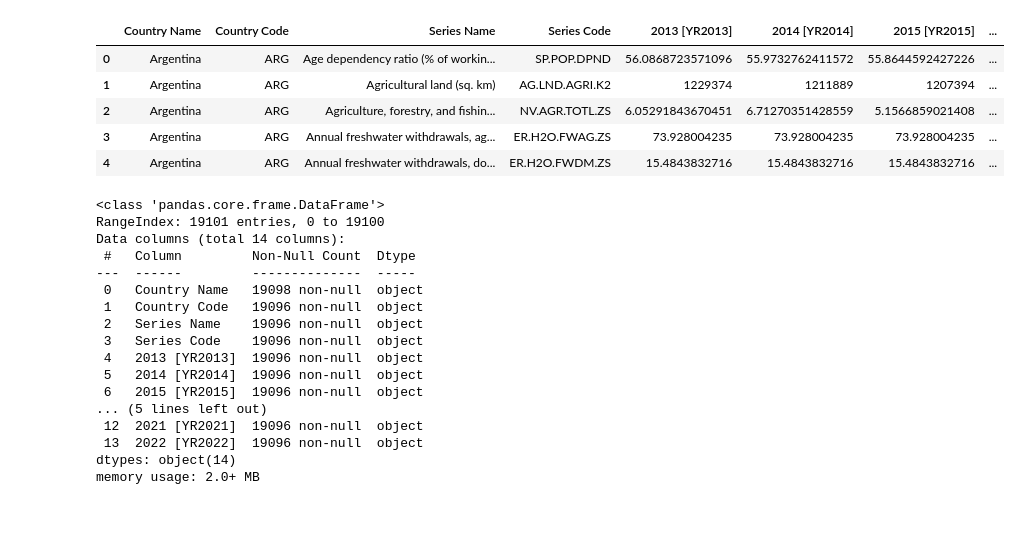
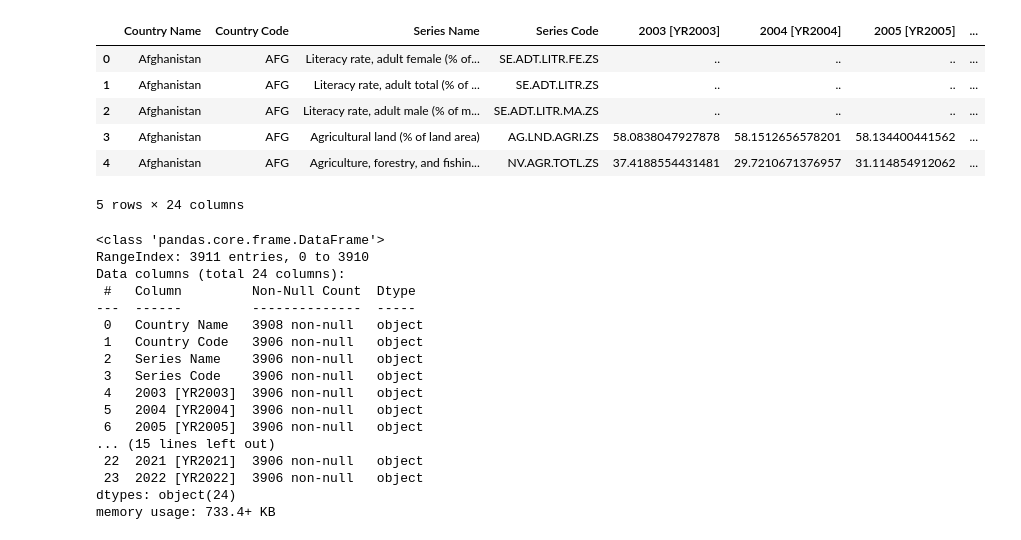
Before and after one commit to AlyssaCullinan/project3-world-data-dashboard, a Jupyter notebook: python/data_cleaning.ipynb, the cells around one changed output. Drawn from its saved outputs; the diff is of its cells as text; code cells hidden in the pictures.

```diff
--- a/python/data_cleaning.ipynb
+++ b/python/data_cleaning.ipynb
@@ -1,38 +1,39 @@
 # %%
 # import dependencies
 import pandas as pd
 import numpy as np
 # read in csv file
-data = pd.read_csv('../static/data/worldbank_global_indicators_2013_2022.csv')
+data = pd.read_csv('../static/data/new_ final_data.csv')
 # display first 10 rows of the dataframe
 data.head()
 # %% [output]
-|  | Country Name | Country Code | Series Name | Series Code | 2013 [YR2013] | 2014 [YR2014] | 2015 [YR2015] | ... |
-| 0 | Argentina | ARG | Age dependency ratio (% of workin... | SP.POP.DPND | 56.0868723571096 | 55.9732762411572 | 55.8644592427226 | ... |
-| 1 | Argentina | ARG | Agricultural land (sq. km) | AG.LND.AGRI.K2 | 1229374 | 1211889 | 1207394 | ... |
-| 2 | Argentina | ARG | Agriculture, forestry, and fishin... | NV.AGR.TOTL.ZS | 6.05291843670451 | 6.71270351428559 | 5.1566859021408 | ... |
-| 3 | Argentina | ARG | Annual freshwater withdrawals, ag... | ER.H2O.FWAG.ZS | 73.928004235 | 73.928004235 | 73.928004235 | ... |
-| 4 | Argentina | ARG | Annual freshwater withdrawals, do... | ER.H2O.FWDM.ZS | 15.4843832716 | 15.4843832716 | 15.4843832716 | ... |
+|  | Country Name | Country Code | Series Name | Series Code | 2003 [YR2003] | 2004 [YR2004] | 2005 [YR2005] | ... |
+| 0 | Afghanistan | AFG | Literacy rate, adult female (% of... | SE.ADT.LITR.FE.ZS | .. | .. | .. | ... |
+| 1 | Afghanistan | AFG | Literacy rate, adult total (% of ... | SE.ADT.LITR.ZS | .. | .. | .. | ... |
+| 2 | Afghanistan | AFG | Literacy rate, adult male (% of m... | SE.ADT.LITR.MA.ZS | .. | .. | .. | ... |
+| 3 | Afghanistan | AFG | Agricultural land (% of land area) | AG.LND.AGRI.ZS | 58.0838047927878 | 58.1512656578201 | 58.134400441562 | ... |
+| 4 | Afghanistan | AFG | Agriculture, forestry, and fishin... | NV.AGR.TOTL.ZS | 37.4188554431481 | 29.7210671376957 | 31.114854912062 | ... |
+5 rows × 24 columns
 # %%
 data.info()
 # %% [output]
 <class 'pandas.core.frame.DataFrame'>
-RangeIndex: 19101 entries, 0 to 19100
-Data columns (total 14 columns):
+RangeIndex: 3911 entries, 0 to 3910
+Data columns (total 24 columns):
  #   Column         Non-Null Count  Dtype
 ---  ------         --------------  -----
- 0   Country Name   19098 non-null  object
- 1   Country Code   19096 non-null  object
- 2   Series Name    19096 non-null  object
- 3   Series Code    19096 non-null  object
- 4   2013 [YR2013]  19096 non-null  object
- 5   2014 [YR2014]  19096 non-null  object
- 6   2015 [YR2015]  19096 non-null  object
-... (5 lines left out)
- 12  2021 [YR2021]  19096 non-null  object
- 13  2022 [YR2022]  19096 non-null  object
-dtypes: object(14)
-memory usage: 2.0+ MB
+ 0   Country Name   3908 non-null   object
+ 1   Country Code   3906 non-null   object
+ 2   Series Name    3906 non-null   object
+ 3   Series Code    3906 non-null   object
+ 4   2003 [YR2003]  3906 non-null   object
+ 5   2004 [YR2004]  3906 non-null   object
+ 6   2005 [YR2005]  3906 non-null   object
+... (15 lines left out)
+ 22  2021 [YR2021]  3906 non-null   object
+ 23  2022 [YR2022]  3906 non-null   object
+dtypes: object(24)
+memory usage: 733.4+ KB
 # %%
 data.isnull()
 data.dropna()
```
Also changed, not shown: parts of 7 cells of this notebook, 8 other files.
